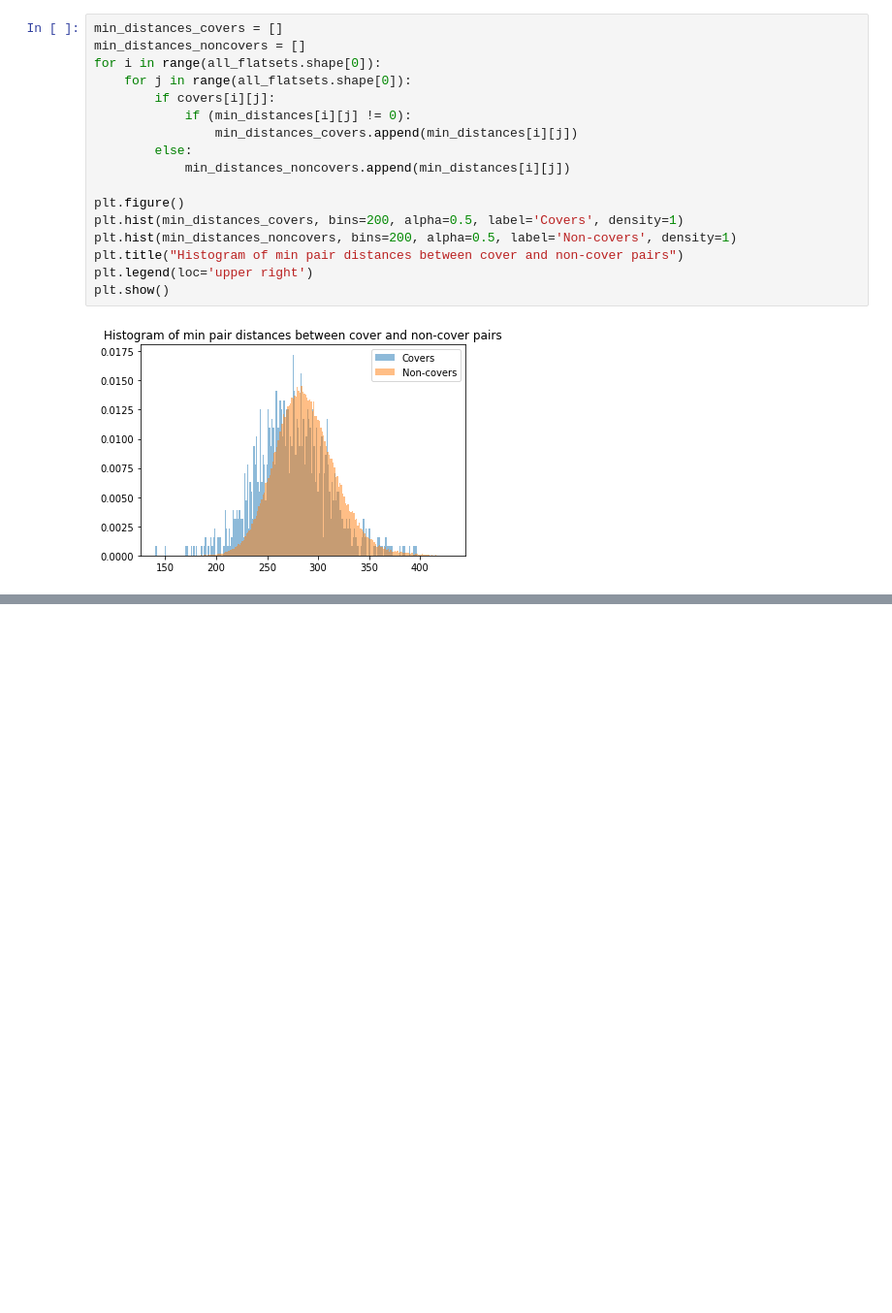
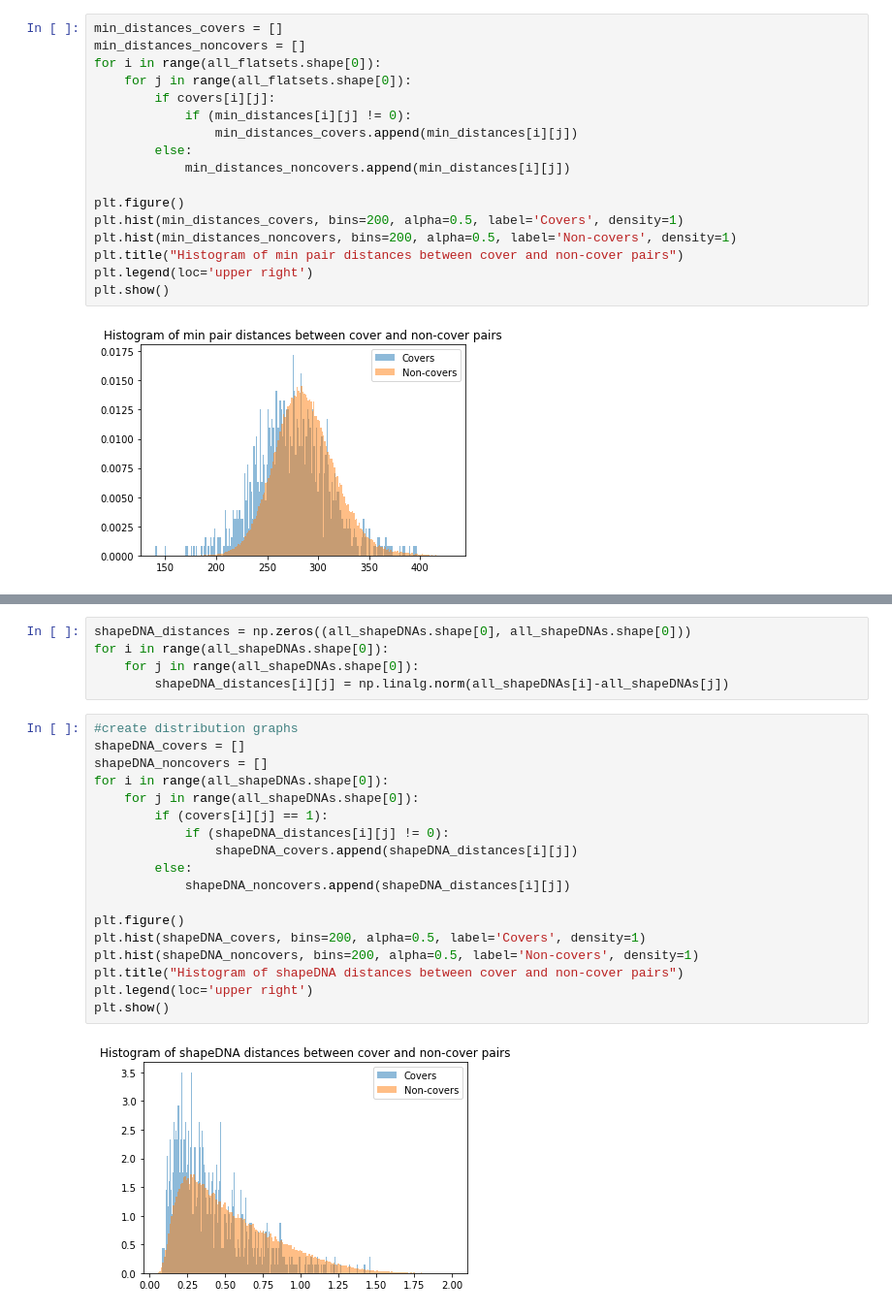
Before and after one commit to chrispla/structure_representation, a Jupyter notebook: structure_datacos.ipynb, the cells around one changed output, grey strips where cells are left out. Shown at 97% size. Drawn from its saved outputs; the diff is of its cells as text; blank space fills up the shorter version.

```diff
--- a/structure_datacos.ipynb
+++ b/structure_datacos.ipynb
@@ -350,0 +374,25 @@ plt.show()
+# %%
+shapeDNA_distances = np.zeros((all_shapeDNAs.shape[0], all_shapeDNAs.shape[0]))
+for i in range(all_shapeDNAs.shape[0]):
+    for j in range(all_shapeDNAs.shape[0]):
+        shapeDNA_distances[i][j] = np.linalg.norm(all_shapeDNAs[i]-all_shapeDNAs[j])
+# %%
+#create distribution graphs
+shapeDNA_covers = []
+shapeDNA_noncovers = []
+for i in range(all_shapeDNAs.shape[0]):
+    for j in range(all_shapeDNAs.shape[0]):
+        if (covers[i][j] == 1):
+            if (shapeDNA_distances[i][j] != 0):
+                shapeDNA_covers.append(shapeDNA_distances[i][j])
+        else:
+            shapeDNA_noncovers.append(shapeDNA_distances[i][j])
+
+plt.figure()
+plt.hist(shapeDNA_covers, bins=200, alpha=0.5, label='Covers', density=1)
+plt.hist(shapeDNA_noncovers, bins=200, alpha=0.5, label='Non-covers', density=1)
+plt.title("Histogram of shapeDNA distances between cover and non-cover pairs")
+plt.legend(loc='upper right')
+plt.show()
+# %% [output]
+[figure, added]
```
Also changed, not shown: parts of 6 cells of this notebook.
